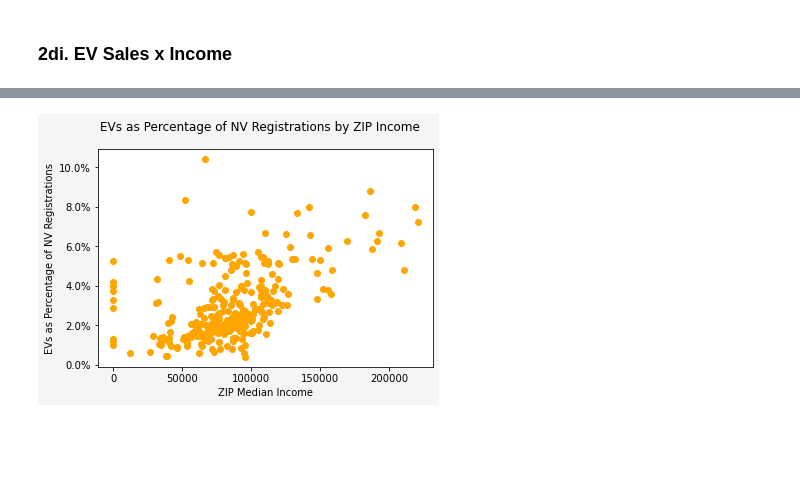
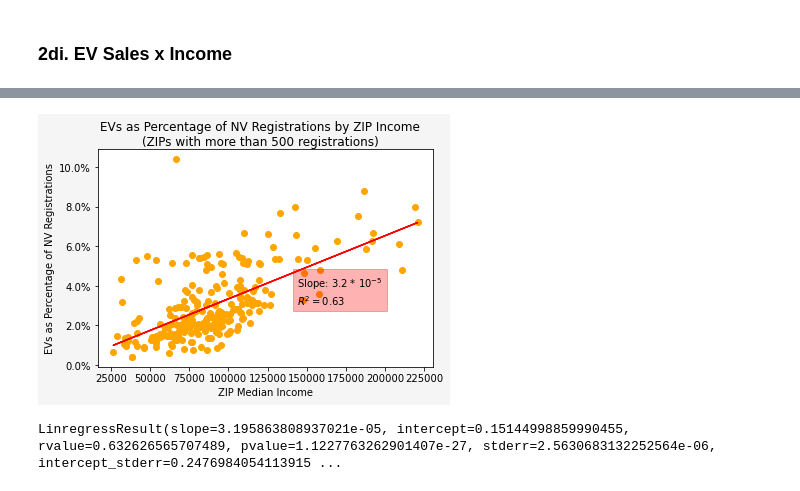
Before and after one commit to rajanoureddine/ctdot-tobin-yse, a Jupyter notebook: create_outputs.ipynb, the cells around one changed output, grey strips where cells are left out. Cells and saved outputs as stored; diff of their text form; code cells hidden in the pictures; blank space fills up the shorter version.

```diff
--- a/create_outputs.ipynb
+++ b/create_outputs.ipynb
@@ -501,3 +860,6 @@ ev_purchases_by_zip_geo["ZIP"] = ev_purchases_by_zip_geo["ZIP"].astype(int)
 ev_purchases_by_zip_geo_income = ev_purchases_by_zip_geo.merge(zips_income, left_on = "ZIP", right_on = "ZIP")
 ev_purchases_by_zip_geo_income["S1901_C01_012E"] = ev_purchases_by_zip_geo_income["S1901_C01_012E"].replace('-',0)
 ev_purchases_by_zip_geo_income["S1901_C01_012E"] = ev_purchases_by_zip_geo_income["S1901_C01_012E"].astype(float)
+# %%
+# Restrict this to places with over 500 vehicles sold
+ev_purchases_by_zip_geo_income =ev_purchases_by_zip_geo_income[ev_purchases_by_zip_geo_income["TOTAL_VEH_COUNT"]>500]
@@ -504,18 +882,29 @@ ev_purchases_by_zip_geo_income["S1901_C01_012E"] = ev_purchases_by_zip_geo_incom
 # %%
 # Plot
 fig, ax = plt.subplots(nrows=  1, ncols =1, facecolor = "whitesmoke")
 
 # Create axes
-evs = ax.scatter(x= "S1901_C01_012E",
-       y="Percentage",
-       data = ev_purchases_by_zip_geo_income,
+evs = ax.scatter(
+       x= ev_purchases_by_zip_geo_income[ev_purchases_by_zip_geo_income["S1901_C01_012E"]!=0]["S1901_C01_012E"],
+       y=ev_purchases_by_zip_geo_income[ev_purchases_by_zip_geo_income["S1901_C01_012E"]!=0]["Percentage"],
        label = "L2 Chargers", color = 'orange')
+
+pred = ax.plot(ev_purchases_by_zip_geo_income[ev_purchases_by_zip_geo_income["S1901_C01_012E"]!=0]["S1901_C01_012E"],
+              predicted, marker = "None", linestyle = '-', color = 'red')
+
+ann = ax.annotate('Slope: 3.2 * $10^{-5}$\n$R^2 = 0.63$',
+            xy=(0.6, 0.45), xycoords='figure fraction',
+            horizontalalignment='left', verticalalignment='top',
+            fontsize=10, color = 'black')
+
+ann.set_bbox(dict(facecolor='red', alpha=0.3, edgecolor='red'))
 
 ax.set_xlabel("ZIP Median Income")
 ax.set_ylabel("EVs as Percentage of NV Registrations")
 ax.yaxis.set_major_formatter(PercentFormatter())
-plt.suptitle("EVs as Percentage of NV Registrations by ZIP Income")
+plt.suptitle("EVs as Percentage of NV Registrations by ZIP Income\n(ZIPs with more than 500 registrations)")
 
+plt.savefig(OUTPUT_FILEPATH/"evs_percentage_by_zip_income_plot.png", dpi=600)
 plt.show()
 # %% [output]
-[figure, old version]
+[figure, new version]
@@ -521,0 +916,4 @@ plt.show()
+# %%
+linregress_result
+# %% [output]
+LinregressResult(slope=3.195863808937021e-05, intercept=0.15144998859990455, rvalue=0.632626565707489, pvalue=1.1227763262901407e-27, stderr=2.5630683132252564e-06, intercept_stderr=0.2476984054113915 ...
```
Also changed, not shown: parts of 23 cells of this notebook, 9 other files.
